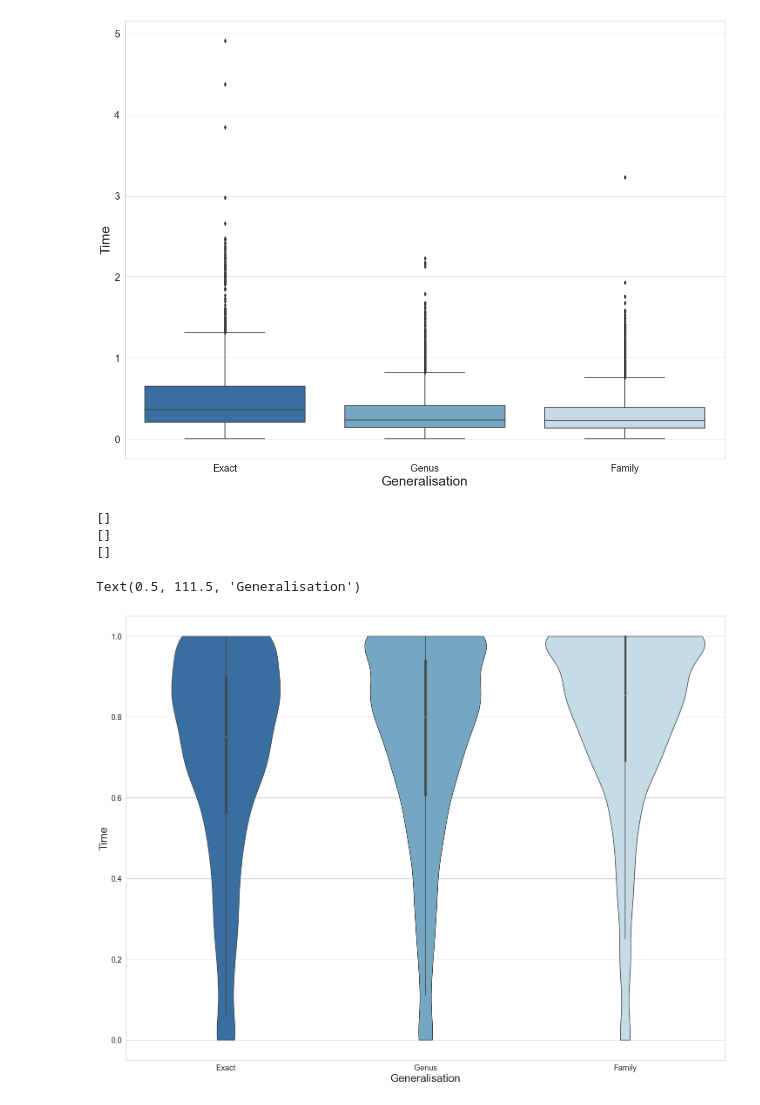
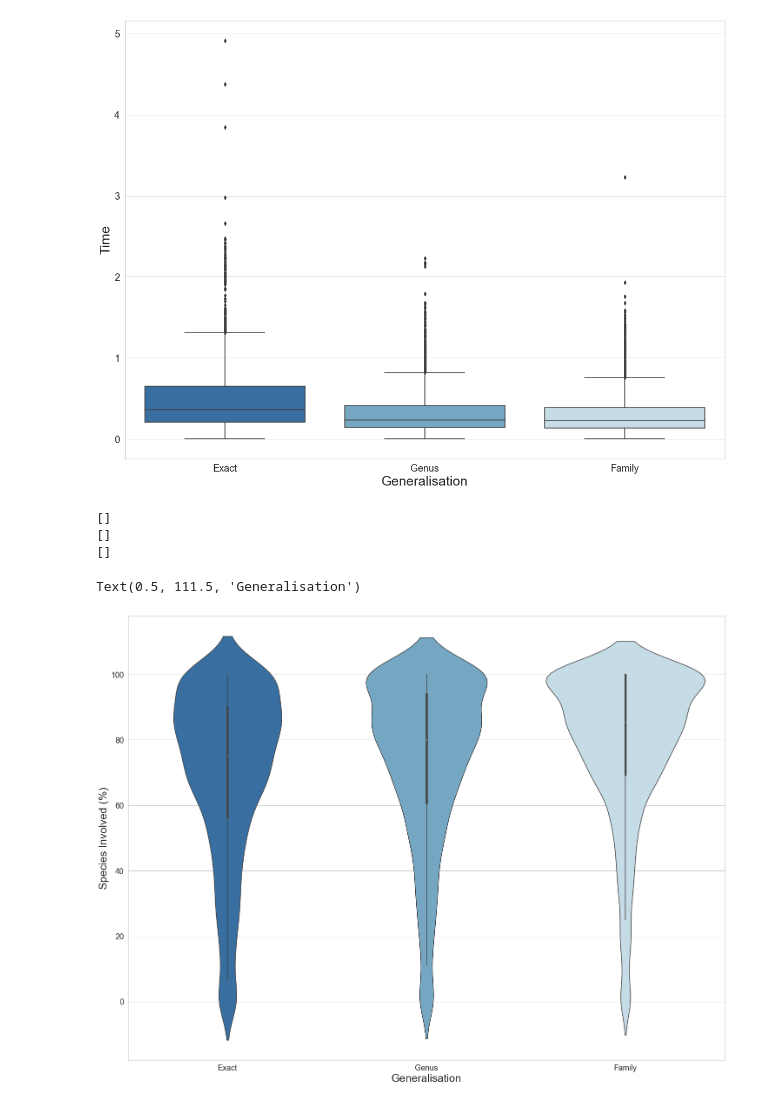
Before and after one commit to Daniel-Davies/MedeinaPublicationTests, a Jupyter notebook: usability.ipynb, the cells around one changed output. Saved outputs shown, nothing was run; the diff lists cells and outputs as text; code cells hidden in the pictures.

```diff
--- a/usability.ipynb
+++ b/usability.ipynb
@@ -184,37 +189,37 @@ def calculateSpeciesPerRecord(results):
     generated = list(set(itertools.chain(*generated)))
     real = list(set(itertools.chain(*real)))
     if len(real) == 0: return 0
-    return len(generated) / len(real)
+    return 100*len(generated) / len(real)
 
 def calculateSpeciesIncluded(results):
     matched = list(zip(results[0],results[1]))
     matched = list(map(calculateSpeciesPerRecord,matched))
     print(list(filter(lambda x: x < 0,matched)))
     return matched
 
 crush = []
 # calculateSpeciesIncluded(getResultsForCategory(resultExact)[3:5])
 exact = list(map(lambda x: ["Exact",x], calculateSpeciesIncluded(getResultsForCategory(resultExact)[3:5])))
 genus = list(map(lambda x: ["Genus",x], calculateSpeciesIncluded(getResultsForCategory(resultGenus)[3:5])))
 family = list(map(lambda x: ["Family",x], calculateSpeciesIncluded(getResultsForCategory(resultFamily)[3:5])))
 # genus = []
 # family = []
 crush = [*exact,*genus,*family]
-dataSet = pd.DataFrame(crush,columns=['Generalisation','Time'])
+dataSet = pd.DataFrame(crush,columns=['Generalisation','Species Involved (%)'])
 
 fig = plt.figure()
-ax = sns.violinplot(x="Generalisation", y="Time", data=dataSet,cut=0,palette=sns.color_palette("RdBu", n_colors=7)[::-1])
+ax = sns.violinplot(x="Generalisation", y="Species Involved (%)", data=dataSet,palette=sns.color_palette("RdBu", n_colors=7)[::-1])
 
 
 # This should be called after all axes have been added
 fig.tight_layout()
 plt.xticks(fontsize=18)
 plt.yticks(fontsize=18)
-plt.ylabel('Time', fontsize = 25) # x-axis label with fontsize 15
+plt.ylabel('Species Involved (%)', fontsize = 25) # x-axis label with fontsize 15
 plt.xlabel('Generalisation', fontsize = 25) # y-axis label with fontsize 15
 # %% [output]
 []
 []
 []
 Text(0.5, 111.5, 'Generalisation')
-[figure, old version]
+[figure, new version]
```
Also changed, not shown: parts of 1 cell of this notebook, 2 other files.
